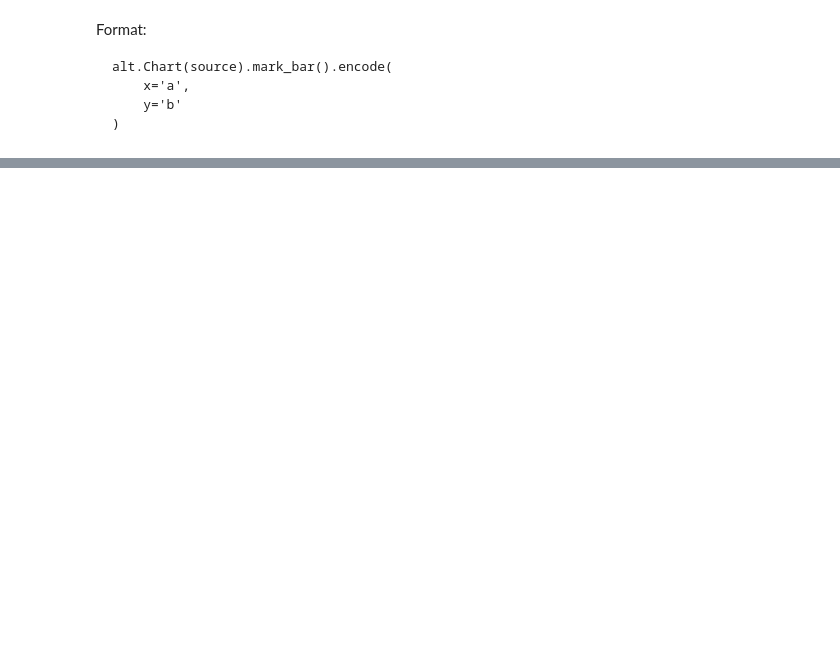
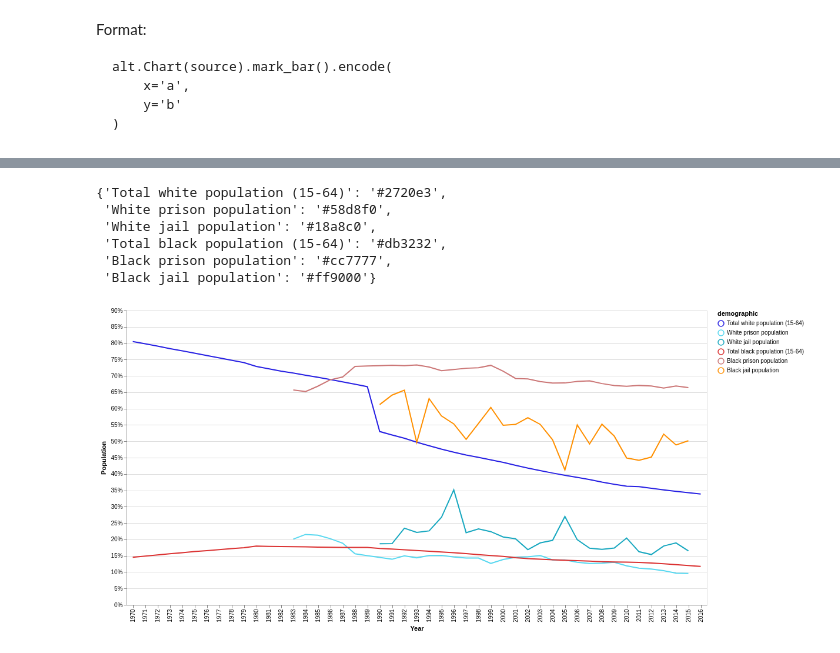
Before and after one commit to corintxt/incarceration-interactive, a Jupyter notebook: data processing.ipynb, the cells around one changed output, grey strips where cells are left out. Cells and saved outputs as stored; diff of their text form; code cells hidden in the pictures; blank space fills up the shorter version.

Commit message:
Build multi-line chart of prison demographics in data processing notebook

```diff
--- a/data processing.ipynb
+++ b/data processing.ipynb
@@ -39,0 +120,42 @@ https://altair-viz.github.io/user_guide/troubleshooting.html
+# %%
+# Create a new column with a lambda function
+alameda_melt['demographic'] = alameda_melt.apply (lambda row: label_demographics(row), axis=1)
+# %%
+demographics = ['Total white population (15-64)',
+               'White prison population',
+               'White jail population',
+               'Total black population (15-64)',
+               'Black prison population',
+               'Black jail population']
+# %%
+# Define color scheme blues and reds
+hex_colors = ['#2720e3',
+              '#58d8f0',
+              '#18a8c0',
+              '#db3232',
+            '#cc7777',
+            '#ff9000']
+# %%
+# Combine demographic and colors into a dictionary
+demographic_labels = dict(zip(demographics, hex_colors))
+# %%
+demographic_labels
+# %% [output]
+{'Total white population (15-64)': '#2720e3',
+ 'White prison population': '#58d8f0',
+ 'White jail population': '#18a8c0',
+ 'Total black population (15-64)': '#db3232',
+ 'Black prison population': '#cc7777',
+ 'Black jail population': '#ff9000'}
+# %%
+alt.Chart(alameda_melt, height=500).mark_line().encode(
+    alt.Color('demographic',
+             scale=alt.Scale(domain=list(demographic_labels.keys()),
+                            range=list(demographic_labels.values())
+                            )
+             ),
+    alt.X('year:O', axis=alt.Axis(title='Year')),
+    alt.Y('value:Q', axis=alt.Axis(format='%', title='Population')),
+).interactive()
+# %% [output]
+[figure, added]
```
Also changed, not shown: parts of 14 cells of this notebook, 1 other file.
